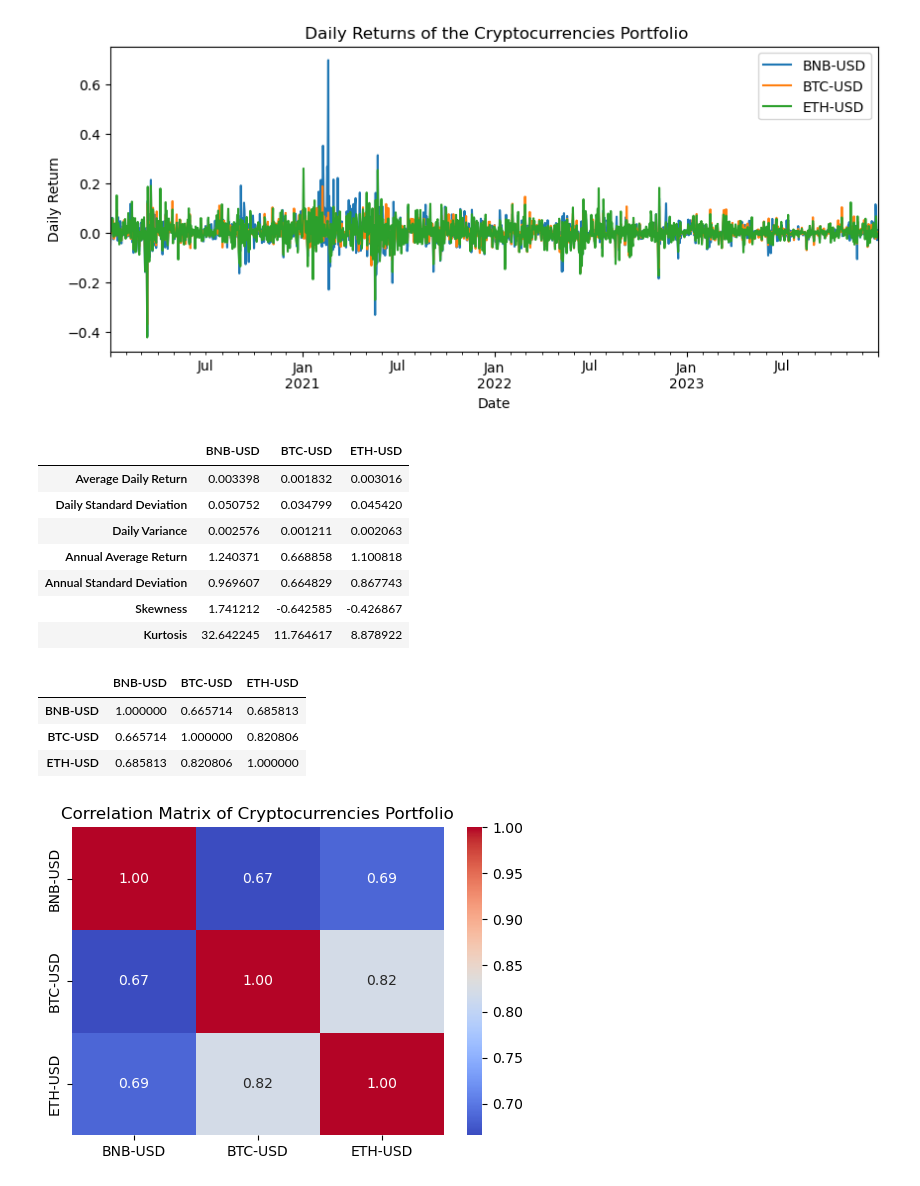
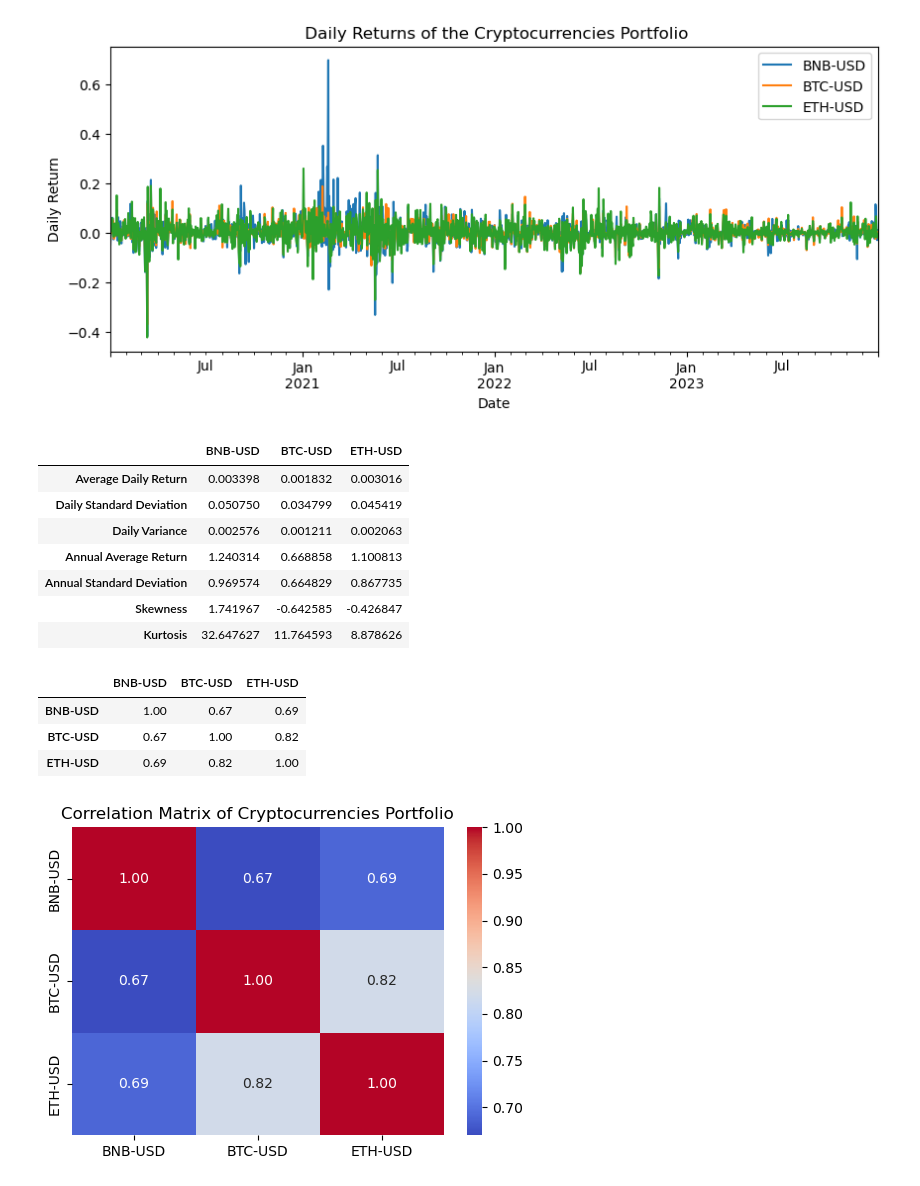
Before and after one commit to santosh3110/Crypto-Portfolio, a Jupyter notebook: Crypto_Portfolio.ipynb, the cells around one changed output. Drawn from its saved outputs; the diff is of its cells as text; code cells hidden in the pictures.

```diff
--- a/Crypto_Portfolio.ipynb
+++ b/Crypto_Portfolio.ipynb
@@ -12,7 +12,7 @@ start_date = "2020-01-01"
 end_date = "2024-01-01"
 # %%
 # Download historical data
-data = yf.download(symbols, start=start_date, end=end_date)["Adj Close"]
+data = yf.download(symbols, start=start_date, end=end_date)["Adj Close"].round(2)
 # %% [output]
 [*********************100%%**********************]  3 of 3 completed
 # %%
@@ -70,21 +80,21 @@ pd.DataFrame([daily_avg_return,daily_sd,daily_variance,annual_avg_return,annual_
 # %% [output]
 |  | BNB-USD | BTC-USD | ETH-USD |
 | Average Daily Return | 0.003398 | 0.001832 | 0.003016 |
-| Daily Standard Deviation | 0.050752 | 0.034799 | 0.045420 |
+| Daily Standard Deviation | 0.050750 | 0.034799 | 0.045419 |
 | Daily Variance | 0.002576 | 0.001211 | 0.002063 |
-| Annual Average Return | 1.240371 | 0.668858 | 1.100818 |
-| Annual Standard Deviation | 0.969607 | 0.664829 | 0.867743 |
-| Skewness | 1.741212 | -0.642585 | -0.426867 |
-| Kurtosis | 32.642245 | 11.764617 | 8.878922 |
+| Annual Average Return | 1.240314 | 0.668858 | 1.100813 |
+| Annual Standard Deviation | 0.969574 | 0.664829 | 0.867735 |
+| Skewness | 1.741967 | -0.642585 | -0.426847 |
+| Kurtosis | 32.647627 | 11.764593 | 8.878626 |
 # %%
 #Create Correlation Matrix
-correlations = returns.corr()
+correlations = returns.corr().round(2)
 correlations
 # %% [output]
 |  | BNB-USD | BTC-USD | ETH-USD |
-| BNB-USD | 1.000000 | 0.665714 | 0.685813 |
-| BTC-USD | 0.665714 | 1.000000 | 0.820806 |
-| ETH-USD | 0.685813 | 0.820806 | 1.000000 |
+| BNB-USD | 1.00 | 0.67 | 0.69 |
+| BTC-USD | 0.67 | 1.00 | 0.82 |
+| ETH-USD | 0.69 | 0.82 | 1.00 |
 # %%
 # Plot a heatmap for the correlation matrix
 plt.figure(figsize=(6, 4))
@@ -92,6 +102,6 @@ sns.heatmap(correlations, annot=True, cmap="coolwarm", fmt=".2f")
 plt.title("Correlation Matrix of Cryptocurrencies Portfolio")
 plt.show()
 # %% [output]
-[figure, old version]
+[figure, new version]
 # %%
 #Create Covariance Matrix
```
Also changed, not shown: parts of 5 cells of this notebook.
